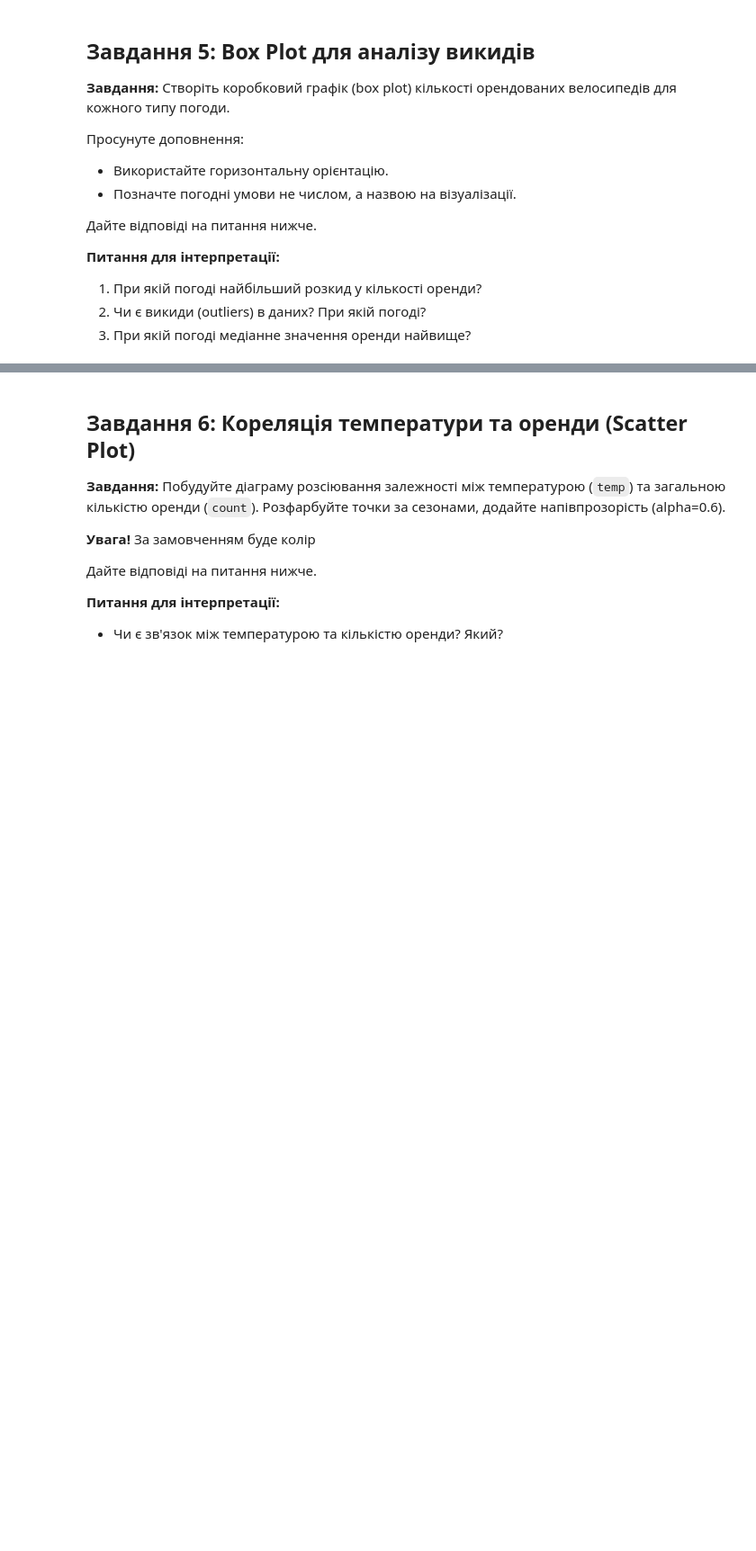
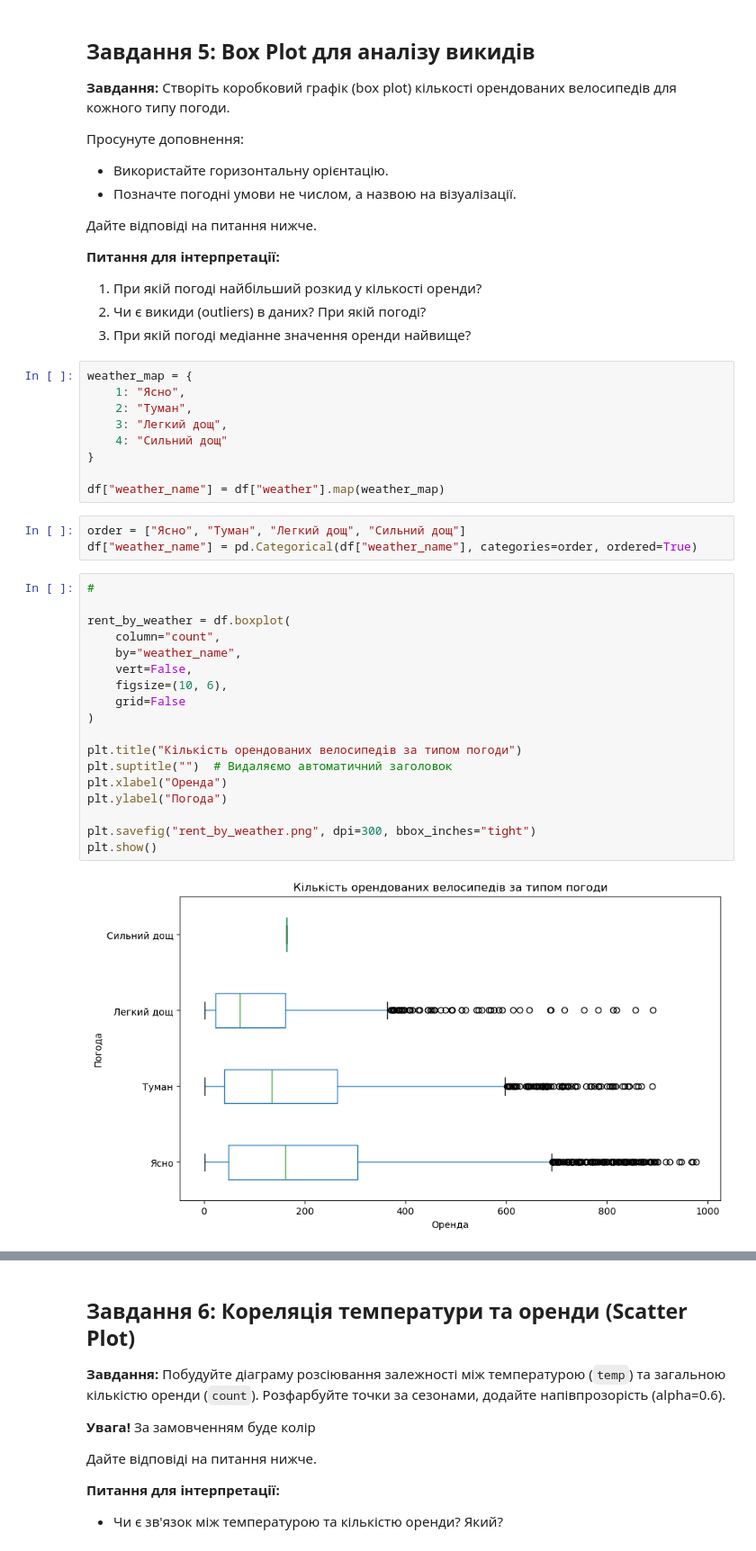
Before and after one commit to OlenaBabko/DataAnalytics_DataLovesAcademy, a Jupyter notebook: modul_11_Visualisation_Matplotlib_Seaborn_Plotly/hw/HW_11_1_Visualisation_Pandas.ipynb, the cells around one changed output, grey strips where cells are left out. Shown at 90% size. Cells and saved outputs as stored; diff of their text form; blank space fills up the shorter version.

Commit message:
hw1 Visualisation Pandas (tasks 5-6)

```diff
--- a/modul_11_Visualisation_Matplotlib_Seaborn_Plotly/hw/HW_11_1_Visualisation_Pandas.ipynb
+++ b/modul_11_Visualisation_Matplotlib_Seaborn_Plotly/hw/HW_11_1_Visualisation_Pandas.ipynb
@@ -386,3 +386,35 @@ plt.show()
 1. При якій погоді найбільший розкид у кількості оренди?
 2. Чи є викиди (outliers) в даних? При якій погоді?
 3. При якій погоді медіанне значення оренди найвище?
+# %%
+weather_map = {
+    1: "Ясно",
+    2: "Туман",
+    3: "Легкий дощ",
+    4: "Сильний дощ"
+}
+
+df["weather_name"] = df["weather"].map(weather_map)
+# %%
+order = ["Ясно", "Туман", "Легкий дощ", "Сильний дощ"]
+df["weather_name"] = pd.Categorical(df["weather_name"], categories=order, ordered=True)
+# %%
+#
+
+rent_by_weather = df.boxplot(
+    column="count",
+    by="weather_name",
+    vert=False,
+    figsize=(10, 6),
+    grid=False
+)
+
+plt.title("Кількість орендованих велосипедів за типом погоди")
+plt.suptitle("")  # Видаляємо автоматичний заголовок
+plt.xlabel("Оренда")
+plt.ylabel("Погода")
+
+plt.savefig("rent_by_weather.png", dpi=300, bbox_inches="tight")
+plt.show()
+# %% [output]
+[figure, added]
```
Also changed, not shown: parts of 5 cells of this notebook.
